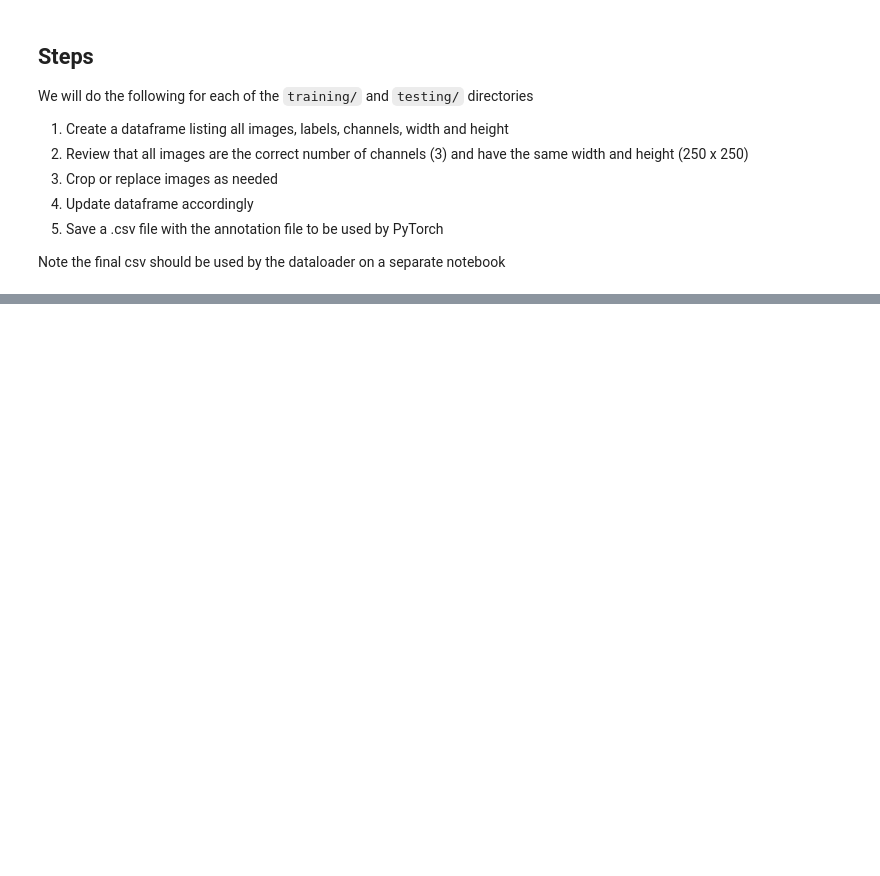
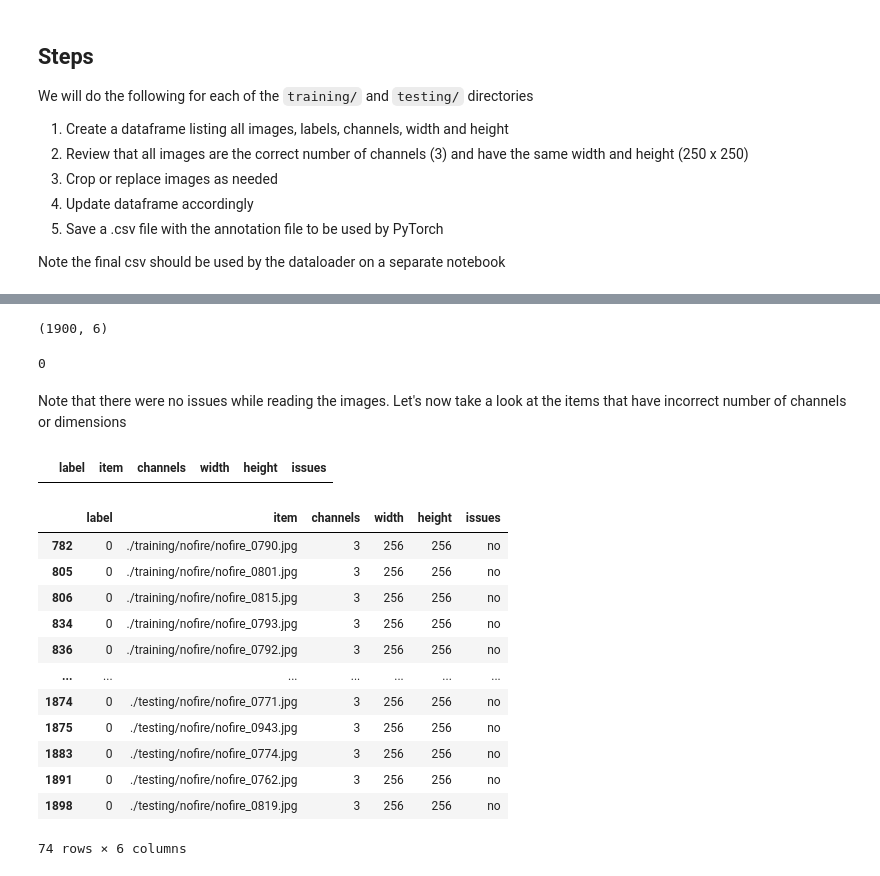
Before and after one commit to bcrodrigo/capstone_project, a Jupyter notebook: jupyter_notebooks/01_EDA_preprocessing_02dataset.ipynb, the cells around one changed output, grey strips where cells are left out. Drawn from its saved outputs; the diff is of its cells as text; code cells hidden in the pictures; blank space fills up the shorter version.

Commit message:
updated 01_EDA_prep-02dataset

```diff
--- a/jupyter_notebooks/01_EDA_preprocessing_02dataset.ipynb
+++ b/jupyter_notebooks/01_EDA_preprocessing_02dataset.ipynb
@@ -445,0 +113,2 @@ labels_02_train_dataset_prep.csv
+# %%
+path_to_dataset = '../data_preprocessing/02_deepfire_dataset/'
@@ -445,0 +119,3 @@ labels_02_train_dataset_prep.csv
+# %%
+dir_list = all_subdir_list(path_to_dataset,2)
+dir_list
@@ -445,0 +127,4 @@ labels_02_train_dataset_prep.csv
+# %%
+label_list = [1,0,1,0]
+# %%
+df = all_images_list(path_to_dataset,dir_list,label_list)
@@ -445,0 +144,30 @@ labels_02_train_dataset_prep.csv
+# %%
+df.shape
+# %% [output]
+(1900, 6)
+# %%
+(df['issues'] == 'yes').sum()
+# %% [output]
+0
+# %% [markdown]
+Note that there were no issues while reading the images. Let's now take a look at the items that have incorrect number of channels or dimensions
+# %%
+df.query('channels != 3')
+# %% [output]
+|  | label | item | channels | width | height | issues |
+# %%
+df.query('width != 250')
+# %% [output]
+|  | label | item | channels | width | height | issues |
+| 782 | 0 | ./training/nofire/nofire_0790.jpg | 3 | 256 | 256 | no |
+| 805 | 0 | ./training/nofire/nofire_0801.jpg | 3 | 256 | 256 | no |
+| 806 | 0 | ./training/nofire/nofire_0815.jpg | 3 | 256 | 256 | no |
+| 834 | 0 | ./training/nofire/nofire_0793.jpg | 3 | 256 | 256 | no |
+| 836 | 0 | ./training/nofire/nofire_0792.jpg | 3 | 256 | 256 | no |
+| ... | ... | ... | ... | ... | ... | ... |
+| 1874 | 0 | ./testing/nofire/nofire_0771.jpg | 3 | 256 | 256 | no |
+| 1875 | 0 | ./testing/nofire/nofire_0943.jpg | 3 | 256 | 256 | no |
+| 1883 | 0 | ./testing/nofire/nofire_0774.jpg | 3 | 256 | 256 | no |
+| 1891 | 0 | ./testing/nofire/nofire_0762.jpg | 3 | 256 | 256 | no |
+| 1898 | 0 | ./testing/nofire/nofire_0819.jpg | 3 | 256 | 256 | no |
+74 rows × 6 columns
```
Also changed, not shown: parts of 106 cells of this notebook.
